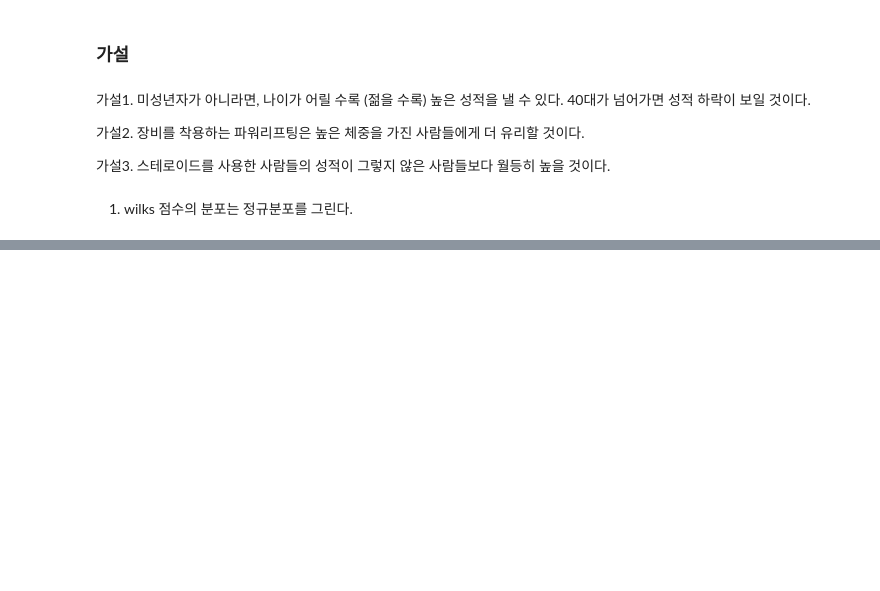
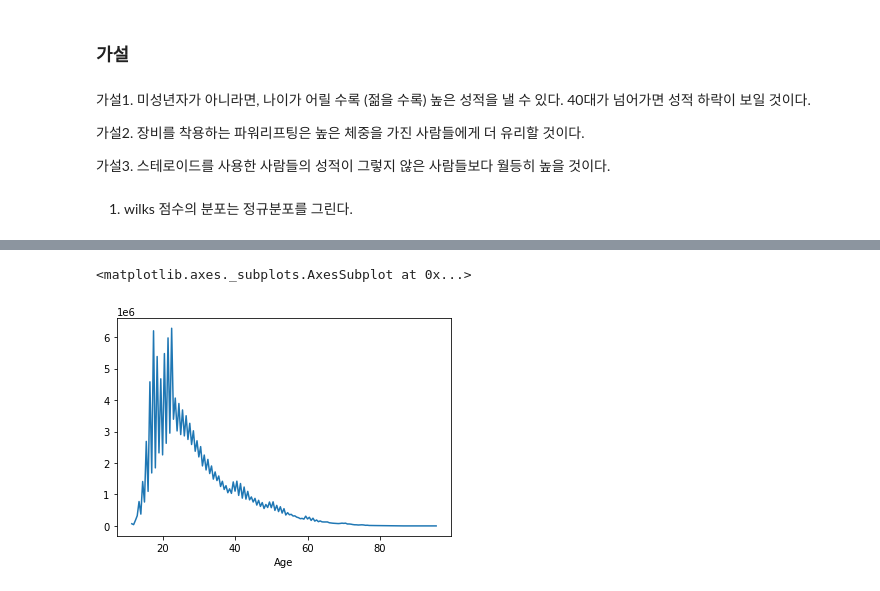
Before and after one commit to sbtmsk/Project2, a Jupyter notebook: AI_15_유재현_section2_project.ipynb, the cells around one changed output, grey strips where cells are left out. Cells and saved outputs as stored; diff of their text form; code cells hidden in the pictures; blank space fills up the shorter version.

```diff
--- a/AI_15_유재현_section2_project.ipynb
+++ b/AI_15_유재현_section2_project.ipynb
@@ -281,0 +313,5 @@ Text(0.5, 1.0, 'Wilks Distribution')
+# %%
+DF.groupby('Age')['Wilks'].sum().plot()
+# %% [output]
+<matplotlib.axes._subplots.AxesSubplot at 0x...>
+[figure, added]
```
Also changed, not shown: parts of 97 cells of this notebook.
